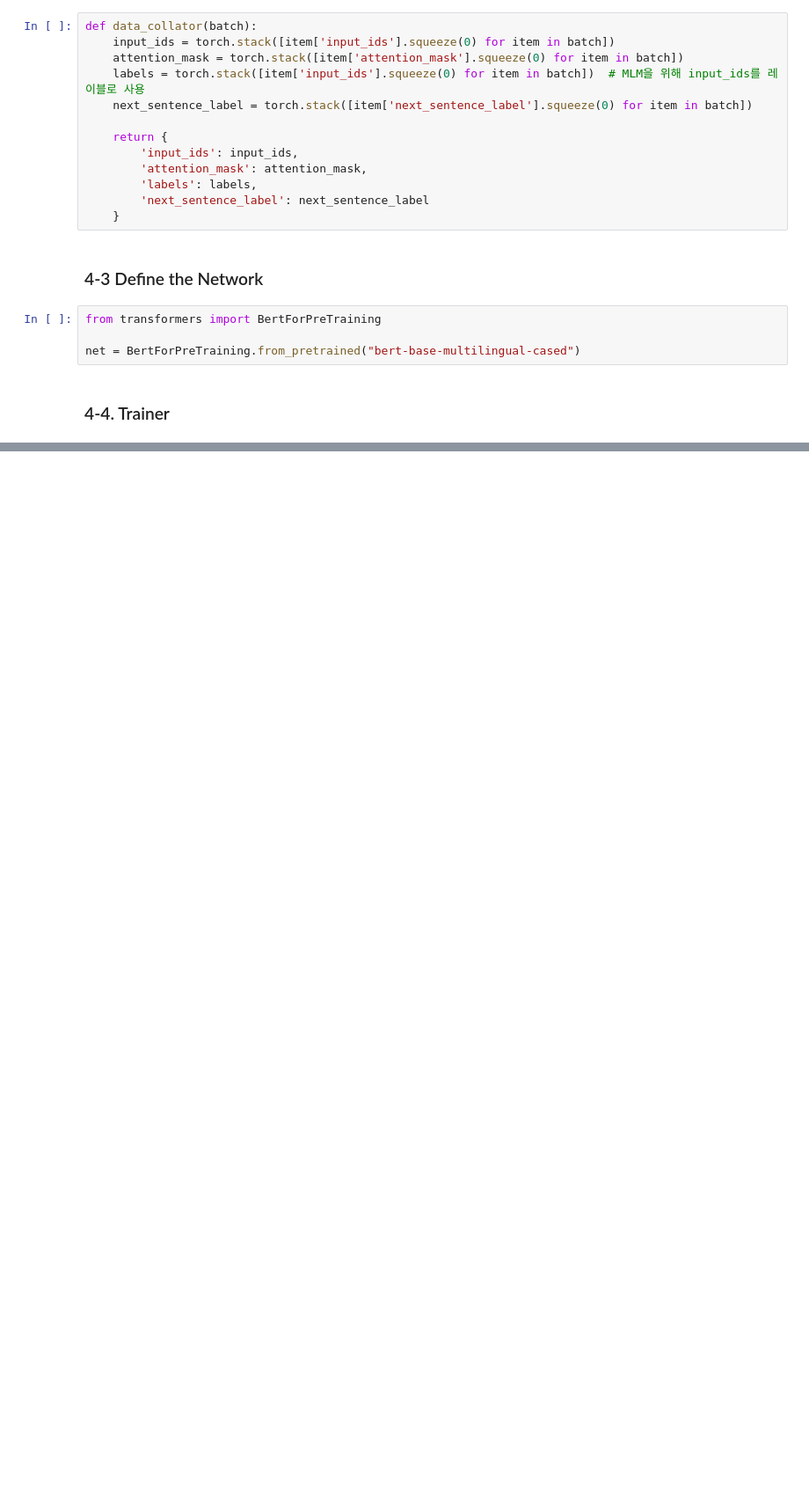
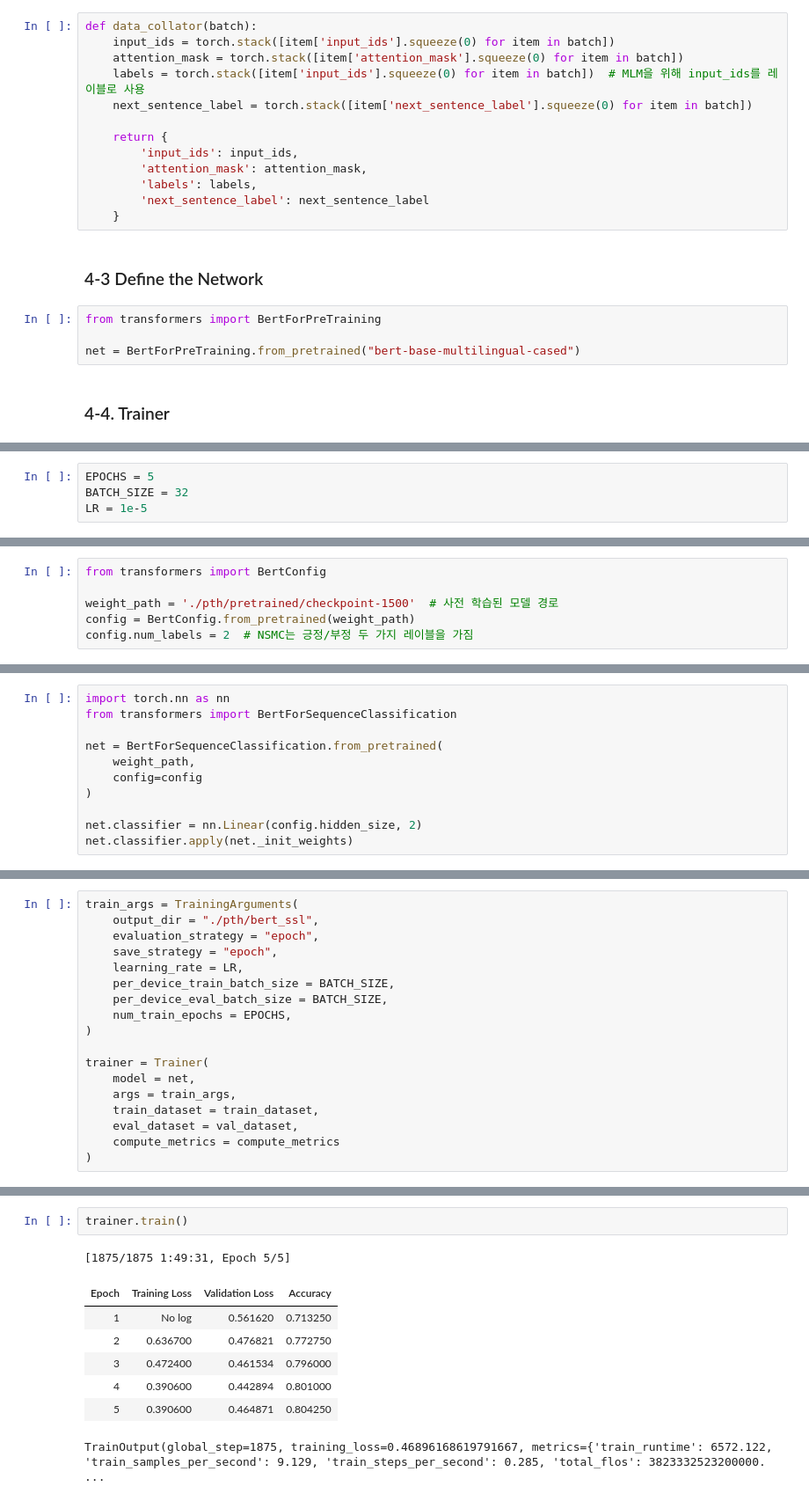
Before and after one commit to KangHoML/VLSI, a Jupyter notebook: 2024-05-03/nsmc.ipynb, the cells around one changed output, grey strips where cells are left out. Shown at 88% size. Saved outputs shown, nothing was run; the diff lists cells and outputs as text; blank space fills up the shorter version.

```diff
--- a/2024-05-03/nsmc.ipynb
+++ b/2024-05-03/nsmc.ipynb
@@ -258,0 +303,4 @@ KeyboardInterrupt:
+# %%
+EPOCHS = 5
+BATCH_SIZE = 32
+LR = 1e-5
@@ -258,0 +309,6 @@ KeyboardInterrupt:
+# %%
+from transformers import BertConfig
+
+weight_path = './pth/pretrained/checkpoint-1500'  # 사전 학습된 모델 경로
+config = BertConfig.from_pretrained(weight_path)
+config.num_labels = 2  # NSMC는 긍정/부정 두 가지 레이블을 가짐
@@ -258,0 +317,11 @@ KeyboardInterrupt:
+# %%
+import torch.nn as nn
+from transformers import BertForSequenceClassification
+
+net = BertForSequenceClassification.from_pretrained(
+    weight_path,
+    config=config
+)
+
+net.classifier = nn.Linear(config.hidden_size, 2)
+net.classifier.apply(net._init_weights)
@@ -258,0 +334,18 @@ KeyboardInterrupt:
+# %%
+train_args = TrainingArguments(
+    output_dir = "./pth/bert_ssl",
+    evaluation_strategy = "epoch",
+    save_strategy = "epoch",
+    learning_rate = LR,
+    per_device_train_batch_size = BATCH_SIZE,
+    per_device_eval_batch_size = BATCH_SIZE,
+    num_train_epochs = EPOCHS,
+)
+
+trainer = Trainer(
+    model = net,
+    args = train_args,
+    train_dataset = train_dataset,
+    eval_dataset = val_dataset,
+    compute_metrics = compute_metrics
+)
@@ -258,0 +359,11 @@ KeyboardInterrupt:
+# %%
+trainer.train()
+# %% [output]
+[1875/1875 1:49:31, Epoch 5/5]
+| Epoch | Training Loss | Validation Loss | Accuracy |
+| 1 | No log | 0.561620 | 0.713250 |
+| 2 | 0.636700 | 0.476821 | 0.772750 |
+| 3 | 0.472400 | 0.461534 | 0.796000 |
+| 4 | 0.390600 | 0.442894 | 0.801000 |
+| 5 | 0.390600 | 0.464871 | 0.804250 |
+TrainOutput(global_step=1875, training_loss=0.46896168619791667, metrics={'train_runtime': 6572.122, 'train_samples_per_second': 9.129, 'train_steps_per_second': 0.285, 'total_flos': 3823332523200000. ...
```
Also changed, not shown: parts of 23 cells of this notebook, 5 other files.
